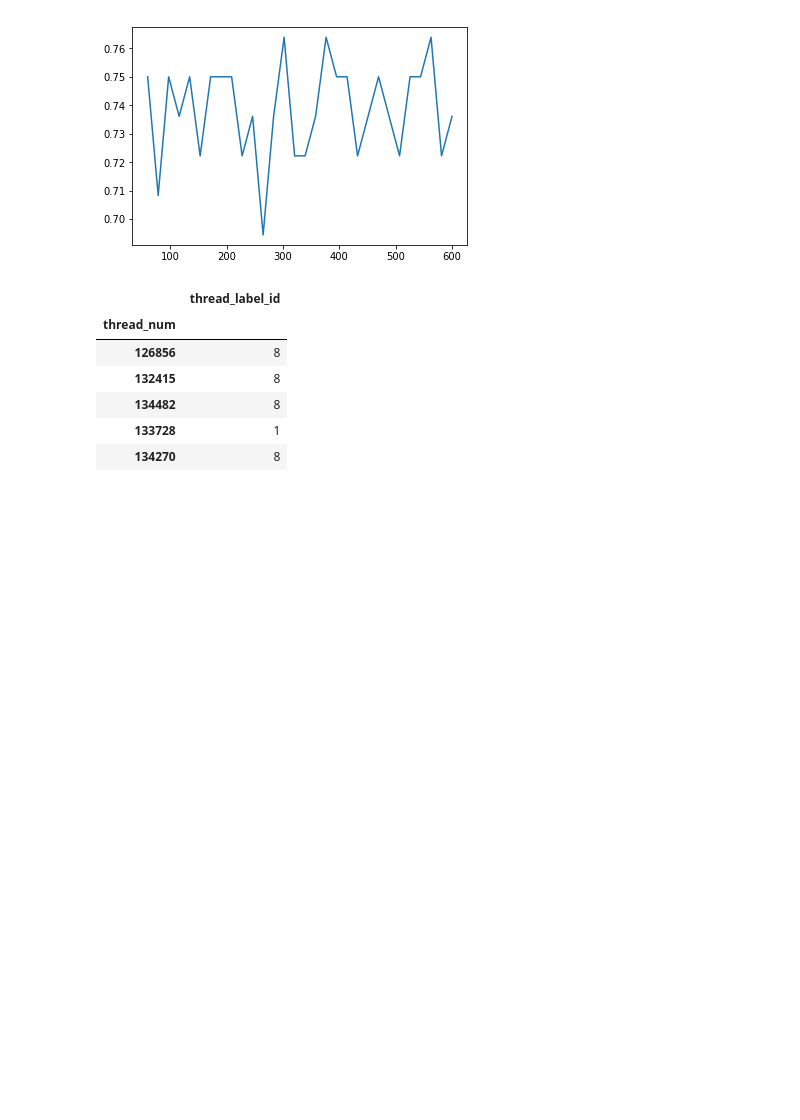
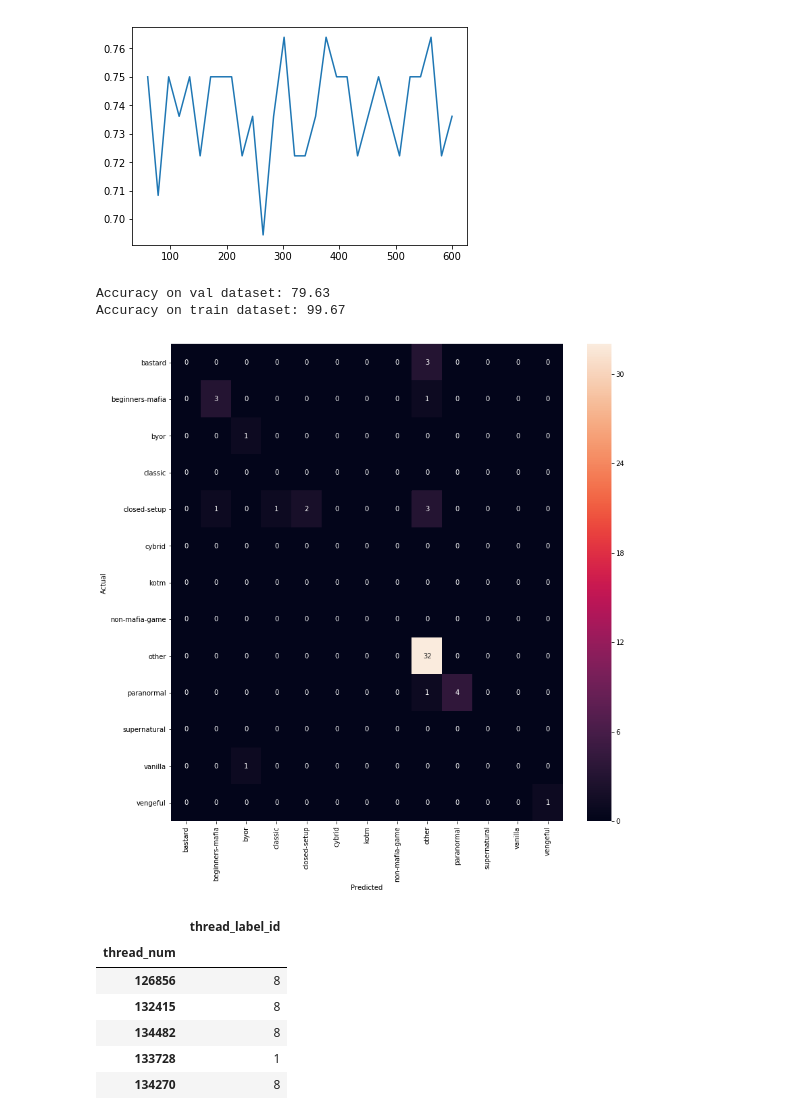
Before and after one commit to Nikishul/Kaggle-NMA-Competition, a Jupyter notebook: notebooks/Anatoly's Mafia prediction.ipynb, the cells around one changed output. Saved outputs shown, nothing was run; the diff lists cells and outputs as text; code cells hidden in the pictures; blank space fills up the shorter version.

```diff
--- a/notebooks/Anatoly's Mafia prediction.ipynb
+++ b/notebooks/Anatoly's Mafia prediction.ipynb
@@ -232,19 +238,25 @@ plt.plot(l,k)
 # %% [output]
 [<matplotlib.lines.Line2D at 0x...>]
 [figure]
+# %%
+model = LinearSVC()
+model.fit(X_train, y_train)
+y_pred = model.predict(X_val)
+tr_pred=model.predict(X_train)
+print("Accuracy on val dataset: {:.2f}".format((accuracy_score(y_pred, y_val))*100))
+print("Accuracy on train dataset: {:.2f}".format((accuracy_score(tr_pred, y_train))*100))
+# %% [output]
+Accuracy on val dataset: 79.63
+Accuracy on train dataset: 99.67
 # %%
-model = LinearSVC()
-X_train, X_test, y_train, y_test, indices_train, indices_test = train_test_split(features, labels, df.index, test_size=0.33, random_state=0)
-model.fit(X_train, y_train)
-y_pred = model.predict(X_test)
-from sklearn.metrics import confusion_matrix
-conf_mat = confusion_matrix(y_test, y_pred)
-fig, ax = plt.subplots(figsize=(10,10))
-sns.heatmap(conf_mat, annot=True, fmt='d',
-            xticklabels=category_id_df.Product.values, yticklabels=category_id_df.Product.values)
+conf_mat = confusion_matrix(y_val, y_pred,labels=label_map["type_id"].values)
+fig, ax = plt.subplots(figsize=(13,13))
+sns.heatmap(conf_mat, annot=True, fmt='d', xticklabels=label_map.index, yticklabels=label_map.index)
 plt.ylabel('Actual')
 plt.xlabel('Predicted')
 plt.show()
+# %% [output]
+[figure, added]
 # %%
 from sklearn.naive_bayes import MultinomialNB
 from sklearn.pipeline import Pipeline
```
Also changed, not shown: parts of 16 cells of this notebook, 8 other files.
